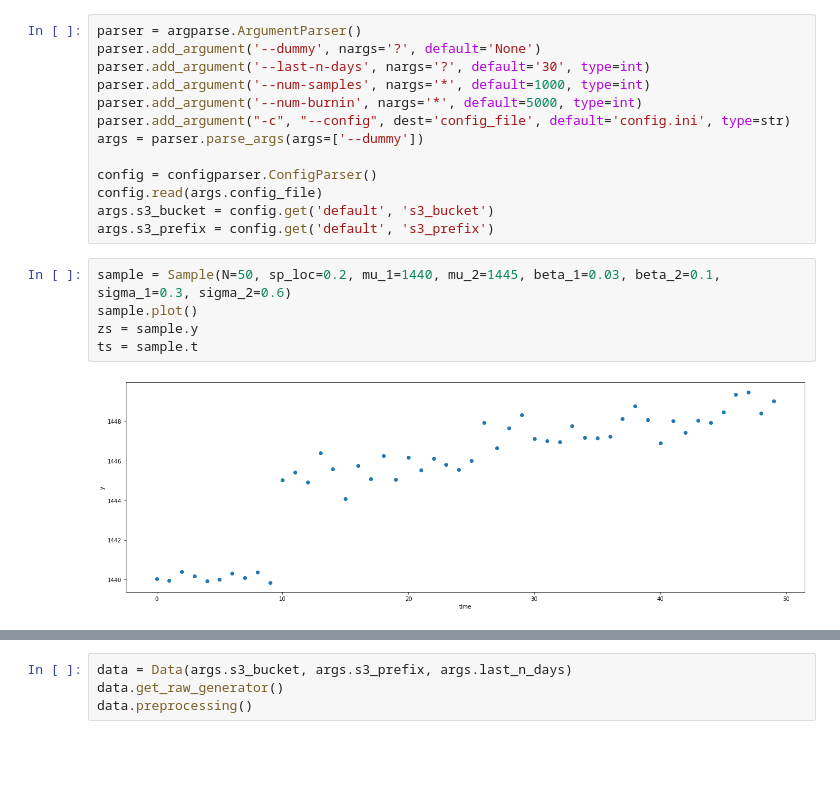
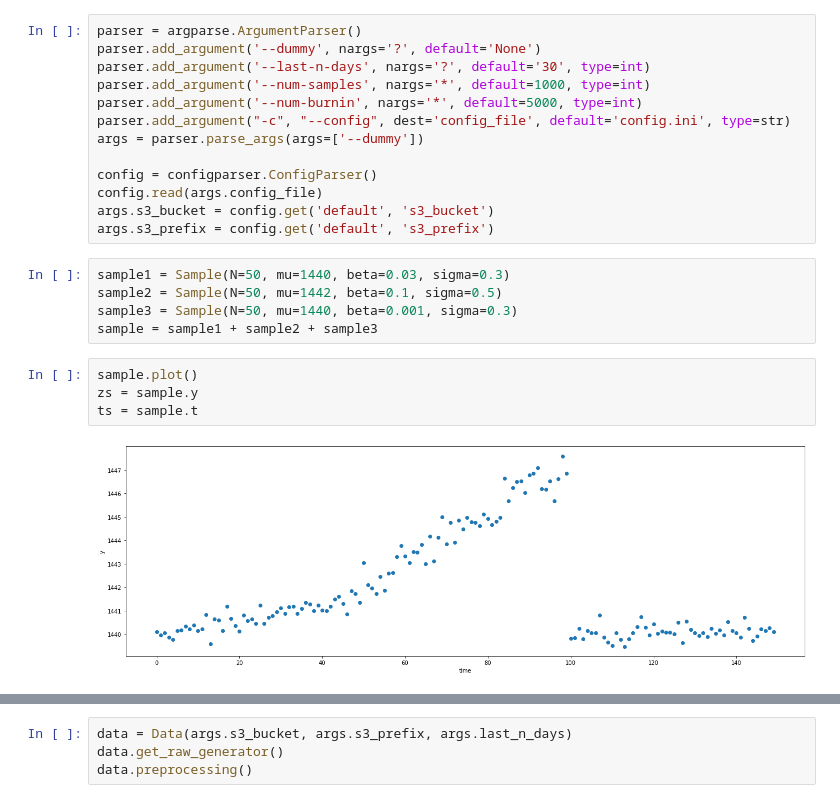
Before and after one commit to benlau6/hierarchy-bayesian-modeling-time-series-sensor, a Jupyter notebook: kalman_filter.ipynb, the cells around one changed output, grey strips where cells are left out. Cells and saved outputs as stored; diff of their text form; blank space fills up the shorter version.

Commit message:
added addition method for Sample Data Class

```diff
--- a/kalman_filter.ipynb
+++ b/kalman_filter.ipynb
@@ -21,13 +23,17 @@ config = configparser.ConfigParser()
 config.read(args.config_file)
 args.s3_bucket = config.get('default', 's3_bucket')
 args.s3_prefix = config.get('default', 's3_prefix')
+# %%
+sample1 = Sample(N=50, mu=1440, beta=0.03, sigma=0.3)
+sample2 = Sample(N=50, mu=1442, beta=0.1, sigma=0.5)
+sample3 = Sample(N=50, mu=1440, beta=0.001, sigma=0.3)
+sample = sample1 + sample2 + sample3
 # %%
-sample = Sample(N=50, sp_loc=0.2, mu_1=1440, mu_2=1445, beta_1=0.03, beta_2=0.1, sigma_1=0.3, sigma_2=0.6)
 sample.plot()
 zs = sample.y
 ts = sample.t
 # %% [output]
-[figure, old version]
+[figure, new version]
 # %%
 smoothing_param = 0.1
 movement = gaussian(0, smoothing_param)
```
Also changed, not shown: parts of 2 cells of this notebook, 3 other files.
